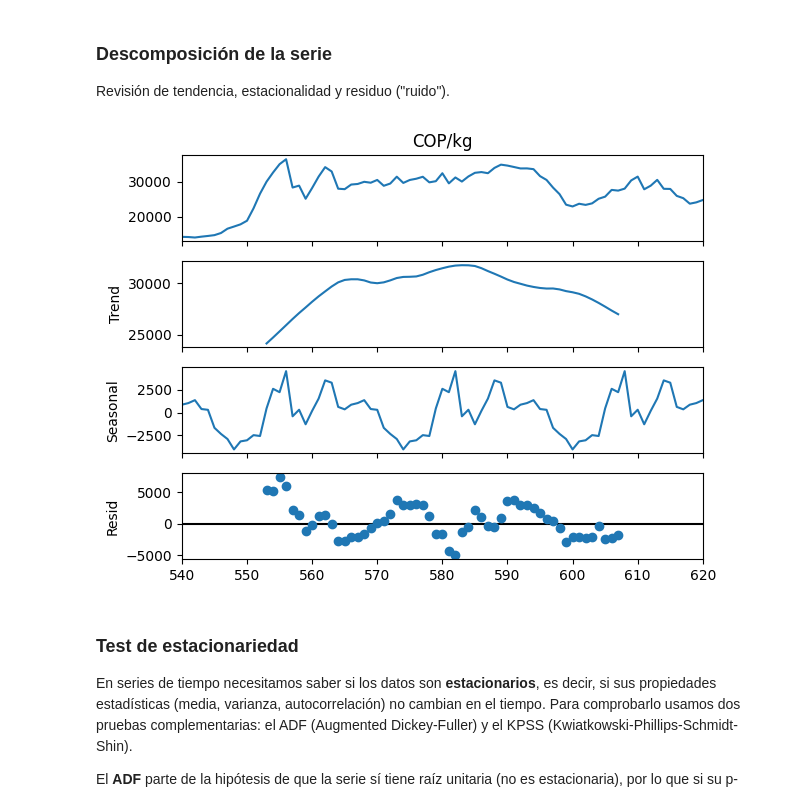
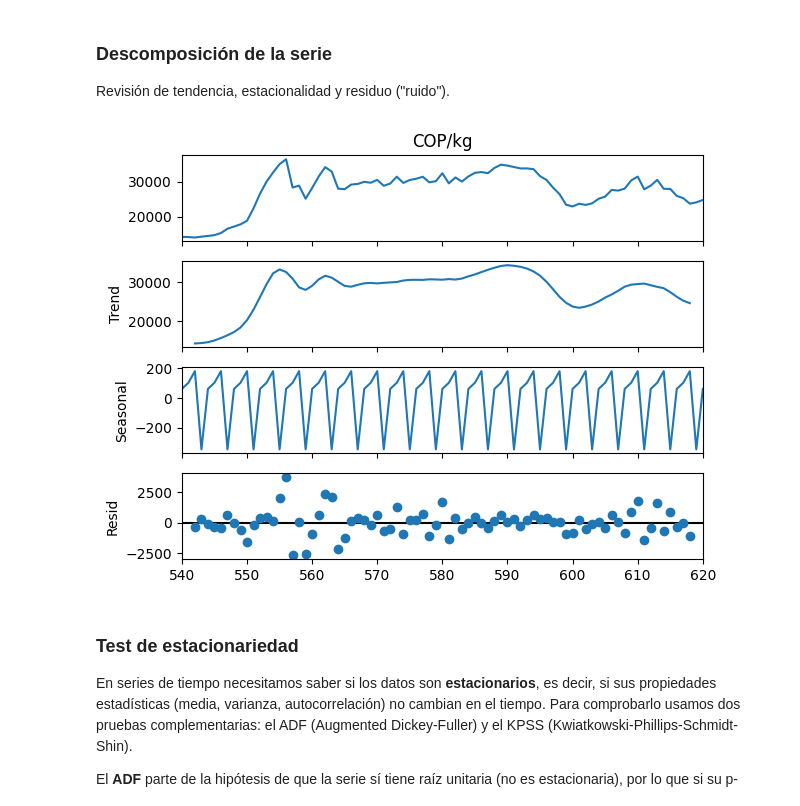
Before and after one commit to pedr0jos3/Mi-tesis, a Jupyter notebook: ExploracionDatosPrecioAgroNet.ipynb, the cells around one changed output. Cells and saved outputs as stored; diff of their text form; code cells hidden in the pictures.

```diff
--- a/ExploracionDatosPrecioAgroNet.ipynb
+++ b/ExploracionDatosPrecioAgroNet.ipynb
@@ -125,11 +125,11 @@ Revisión de tendencia, estacionalidad y residuo ("ruido").
 # %%
 from statsmodels.tsa.seasonal import seasonal_decompose
 
-result = seasonal_decompose(df_rango['COP/kg'], model='additive', period=26)
+result = seasonal_decompose(df_rango['COP/kg'], model='additive', period=4)
 result.plot()
 plt.show()
 # %% [output]
-[figure, old version]
+[figure, new version]
 # %% [markdown]
 ### **Test de estacionariedad**
 En series de tiempo necesitamos saber si los datos son **estacionarios**, es decir, si sus propiedades estadísticas (media, varianza, autocorrelación) no cambian en el tiempo. Para comprobarlo usamos dos pruebas complementarias: el ADF (Augmented Dickey-Fuller) y el KPSS (Kwiatkowski-Phillips-Schmidt-Shin).
```
Also changed, not shown: parts of 2 cells of this notebook, 7 other files.
